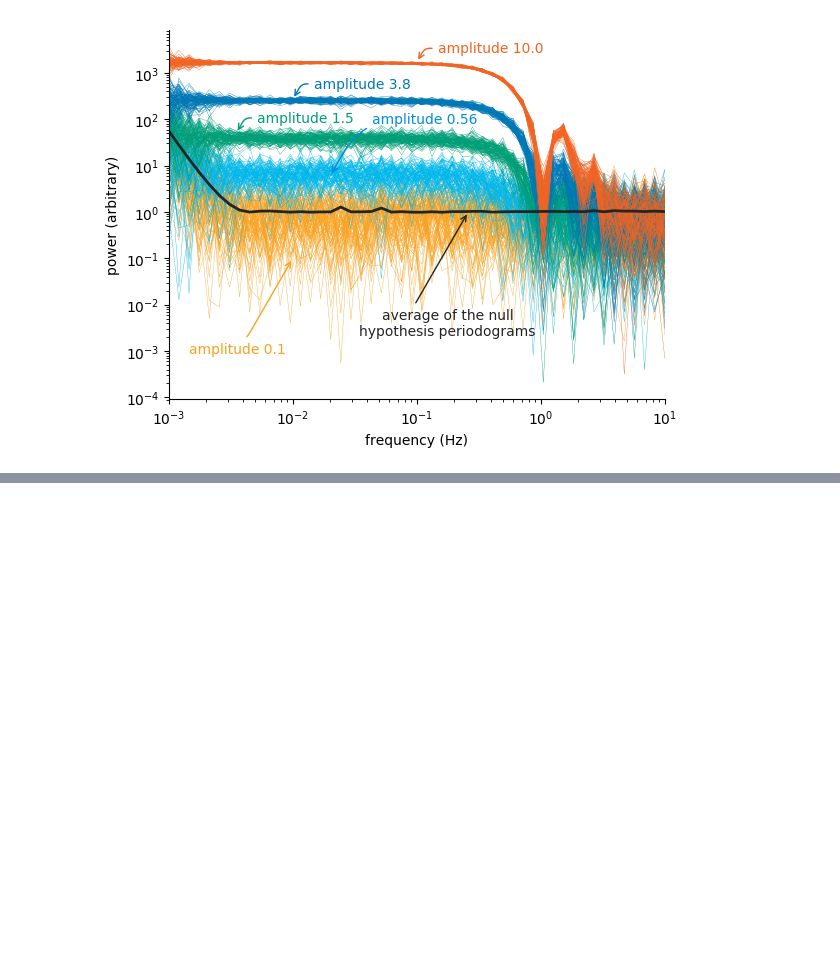
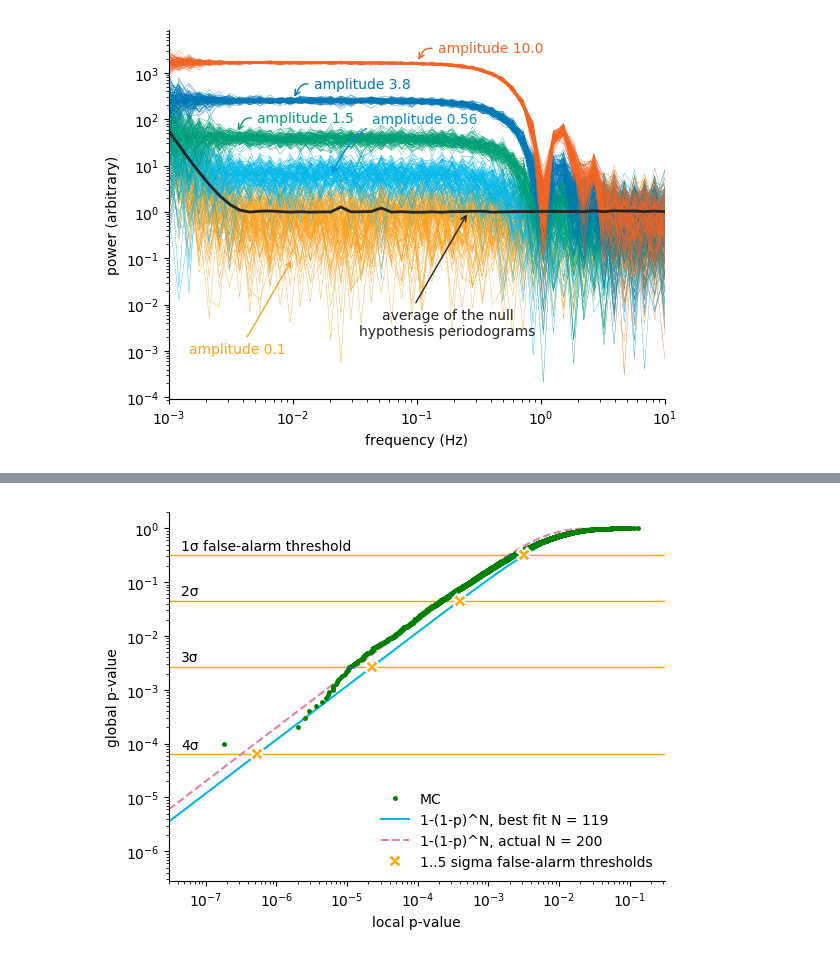
Before and after one commit to rawlik/rawlik-phd-thesis, a Jupyter notebook: calculations/alp_plots.ipynb, the cells around one changed output, grey strips where cells are left out. Saved outputs shown, nothing was run; the diff lists cells and outputs as text; code cells hidden in the pictures; blank space fills up the shorter version.

```diff
--- a/calculations/alp_plots.ipynb
+++ b/calculations/alp_plots.ipynb
@@ -804,3 +804,5 @@ yscale("log")
 # savefig("../gfx/axions/basic_exclusion_sensitivity.pdf")
 # %% [output]
 [figure]
+# %%
+cdf_fits = mapslices(extrapolateCDF, nullperiodograms, 2)
@@ -806,0 +927,38 @@ yscale("log")
+# %%
+# plot the global 1-,...,5-sigma discovery thresholds
+minplotlocalp = 3e-8
+
+for i in 1:4
+    axhline(globalpvals[i], color = "orange", lw = 1)
+    text(minplotlocalp * 1.5,#(i == 5 ? 20 : 1.5),
+        globalpvals[i] * 1.1,
+        "$(i)σ" * (i == 1 ? " false-alarm threshold" : ""),
+        horizontalalignment = "left", verticalalignment = "bottom")
+end
+
+plot(sort(minpvals), eachindex(minpvals) / length(minpvals),
+    ".", markersize = 5, label = "MC", zorder = 10, color = "green")
+p = logspace(log10(minplotlocalp), log10(maximum(minpvals)))
+plot(p, 1 .- (1 .- p).^nicks_effective_n,
+    label = "1-(1-p)^N, best fit N = $(round(Int, nicks_effective_n))", color = "C2")
+plot(p, 1 .- (1 .- p).^length(freqs),
+    label = "1-(1-p)^N, actual N = $(length(freqs))", color = "C7", ls = "--")
+
+plot(localpvals, 1 .- (1 .- localpvals).^nicks_effective_n,
+    "X", zorder = 11, markersize = 10, markeredgecolor = "white", markeredgewidth = 1.5,
+    label = "1..5 sigma false-alarm thresholds", color = "orange")
+
+xscale("log")
+yscale("log")
+# yscale("logit")
+gca()[:yaxis][:set_minor_formatter](plt[:NullFormatter]())
+# title("The CDF of the minimal local p-value")
+xlabel("local p-value")
+ylabel("global p-value")
+legend()
+xlim(xmin = minplotlocalp)
+# savefig("plots/E0$(anname)_look-elsewhere.png", dpi = 200)
+
+savefig("../gfx/axions/MC_estimation_global.pdf")
+# %% [output]
+[figure, added]
```
Also changed, not shown: parts of 6 cells of this notebook, 5 other files.
